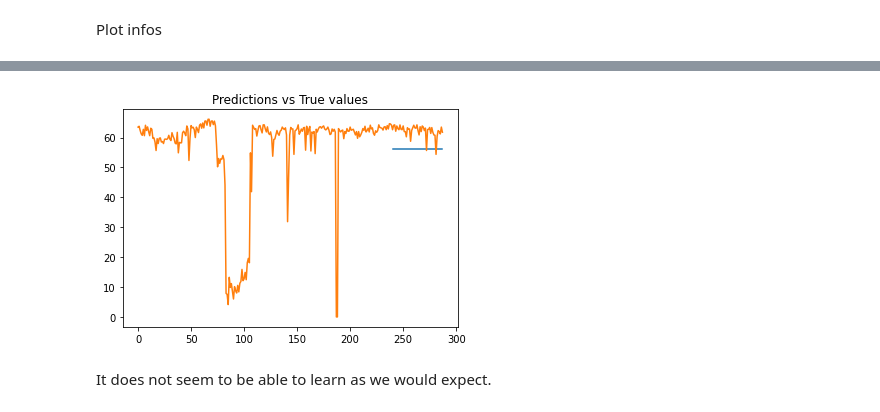
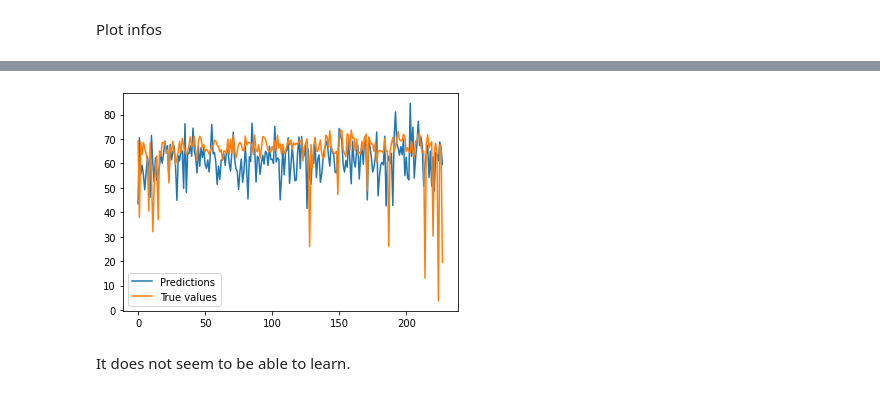
Before and after one commit to CristianBold4/LfN_project, a Jupyter notebook: NaivePredictors/TrafficRegressionPredictions.ipynb, the cells around one changed output, grey strips where cells are left out. Cells and saved outputs as stored; diff of their text form; code cells hidden in the pictures.

Commit message:
refactor regression model

```diff
--- a/NaivePredictors/TrafficRegressionPredictions.ipynb
+++ b/NaivePredictors/TrafficRegressionPredictions.ipynb
@@ -127,0 +88,5 @@ MLPRegressor(hidden_layer_sizes=(3, 100, 200, 400, 208), max_iter=100,
+# %%
+#osberved data point window
+M = 12
+#prediciton data point window
+H = 3
@@ -127,0 +173,6 @@ MLPRegressor(hidden_layer_sizes=(3, 100, 200, 400, 208), max_iter=100,
+# %%
+model.compile(loss=keras.losses.MeanSquaredError(),
+              optimizer=keras.optimizers.Adam(learning_rate=1e-4),
+              metrics=['accuracy',keras.losses.MeanSquaredError(), keras.losses.MeanAbsoluteError(), keras.losses.MeanAbsolutePercentageError()])
+# %%
+history = model.fit(X_train, Y_train, epochs=100, validation_data=(X_val, Y_val))
@@ -226,0 +339,20 @@ MIN ERROR = 292.29681426625206
+# %%
+#plot prediction of last sensor
+
+day = np.arange(day_size).tolist()
+
+sensor_num = dataset.shape[1]-1
+
+predictions = model.predict(X_test)
+predictions = day_scaler.inverse_transform(predictions)
+
+l1, = plt.plot(day[245:], predictions[:,sensor_num], color='red')
+l2, = plt.plot(day, day_data[:,sensor_num], color='blue')
+
+plt.legend((l1, l2), ['Predicted speed', 'True speed'])
+
+plt.xlabel('Day slot')
+plt.ylabel('Speed')
+plt.xticks(np.arange(min(day) + 4*12, max(day) + 2, 6*12), labels=('04:00', '10:00', '16:00', '22:00'))
+
+plt.show()
@@ -227,11 +362,11 @@ MIN ERROR = 292.29681426625206
 # %%
-#plot prediction of last sensor
-sensor_num = 206
-plt.plot(range(240, 288), regr.predict(X_test)[:,sensor_num], label='Predictions')
-plt.plot(range(288), Y_set[:,sensor_num], label='True values')
-plt.title('Predictions vs True values')
+#prediction on last measurement with values from all sensors
+Y_test = day_scaler.inverse_transform(Y_test)
+plt.plot(range(sensor_num+1), predictions[len(X_test)-1, :], label='Predictions')
+plt.plot(range(sensor_num+1), Y_test[len(X_test)-1, :], label='True values')
+plt.legend()
 plt.show()
 # %% [output]
-[figure, old version]
+[figure, new version]
 # %% [markdown]
-It does not seem to be able to learn as we would expect.
+It does not seem to be able to learn.
```
Also changed, not shown: parts of 23 cells of this notebook.
